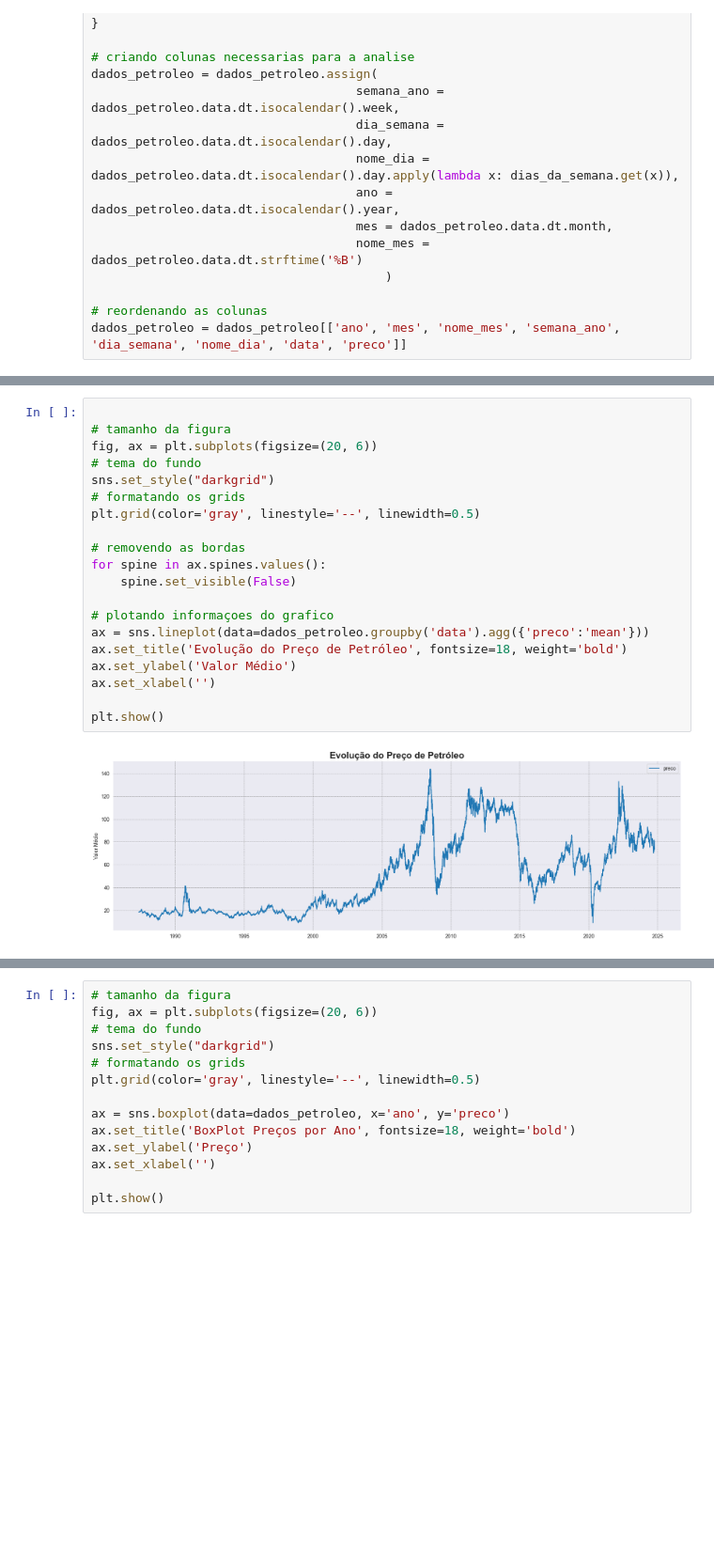
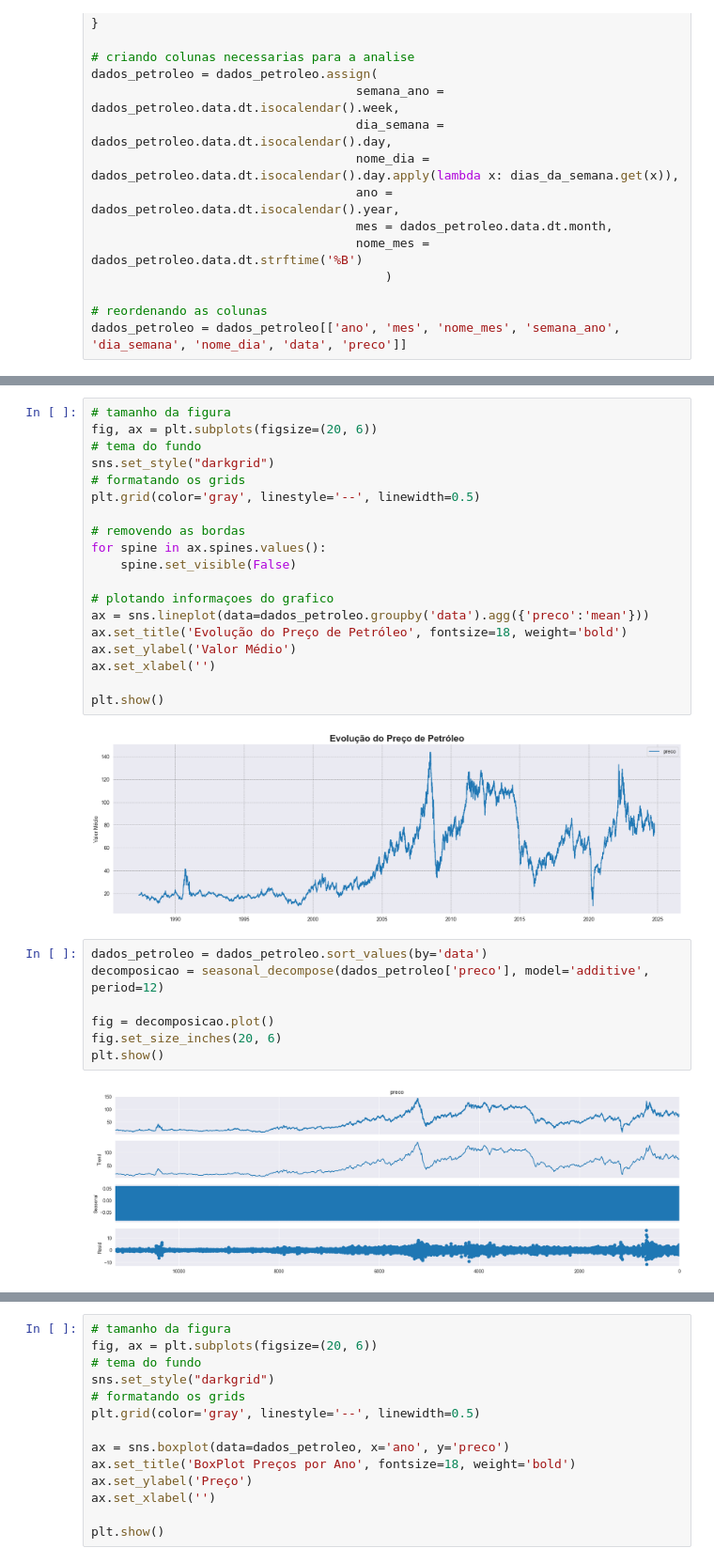
Before and after one commit to torvess/Tech_Challeng_FIAP_Fase_04, a Jupyter notebook: Notebooks/precos_petroleo.ipynb, the cells around one changed output, grey strips where cells are left out. Shown at 94% size. Cells and saved outputs as stored; diff of their text form; blank space fills up the shorter version.

```diff
--- a/Notebooks/precos_petroleo.ipynb
+++ b/Notebooks/precos_petroleo.ipynb
@@ -119,5 +115,4 @@ dados_petroleo.head(2)
 # %%
-
 # tamanho da figura
 fig, ax = plt.subplots(figsize=(20, 6))
 # tema do fundo
@@ -138,3 +133,12 @@ ax.set_xlabel('')
 plt.show()
 # %% [output]
 [figure]
+# %%
+dados_petroleo = dados_petroleo.sort_values(by='data')
+decomposicao = seasonal_decompose(dados_petroleo['preco'], model='additive', period=12)
+
+fig = decomposicao.plot()
+fig.set_size_inches(20, 6)
+plt.show()
+# %% [output]
+[figure, added]
```
Also changed, not shown: parts of 31 cells of this notebook, 1 other file.
